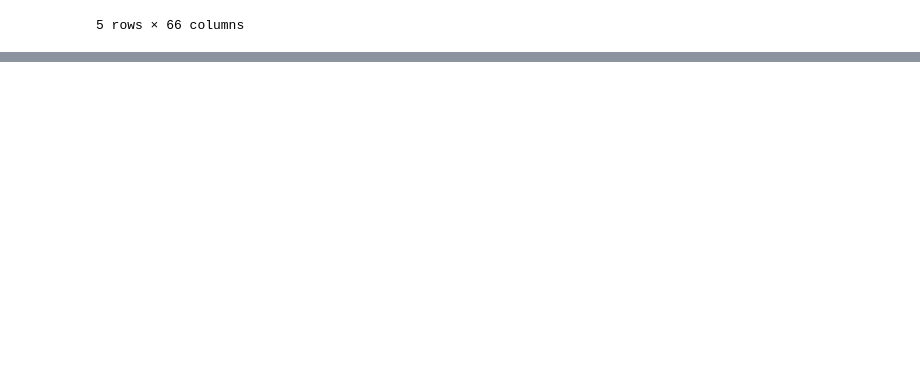
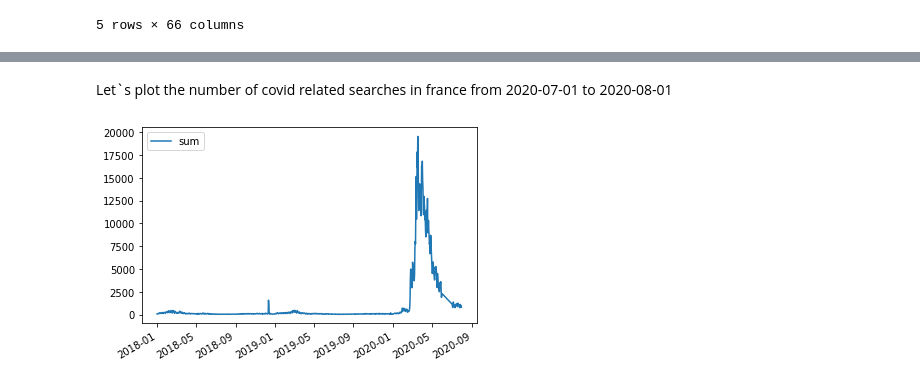
Before and after one commit to epfl-ada/ada-2022-project-thedatadiggers22, a Jupyter notebook: test_Robin.ipynb, the cells around one changed output, grey strips where cells are left out. Drawn from its saved outputs; the diff is of its cells as text; code cells hidden in the pictures; blank space fills up the shorter version.

```diff
--- a/test_Robin.ipynb
+++ b/test_Robin.ipynb
@@ -47,0 +64,7 @@ Index(['ja.m', 'it', 'da.m', 'tr', 'no.m', 'en', 'sr', 'tr.m', 'en.m', 'no',
+# %% [markdown]
+Let`s plot the number of covid related searches in france from 2020-07-01 to 2020-08-01
+# %%
+fr_covid_june = fr_covid.drop(fr_covid.loc[(fr_covid.index <= '2020-07-01') & (fr_covid.index > '2020-06-01') ].index, axis = 0).drop(['percent', 'len'], axis= 1)
+fr_covid_june.plot();
+# %% [output]
+[figure, added]
```
Also changed, not shown: parts of 9 cells of this notebook.
